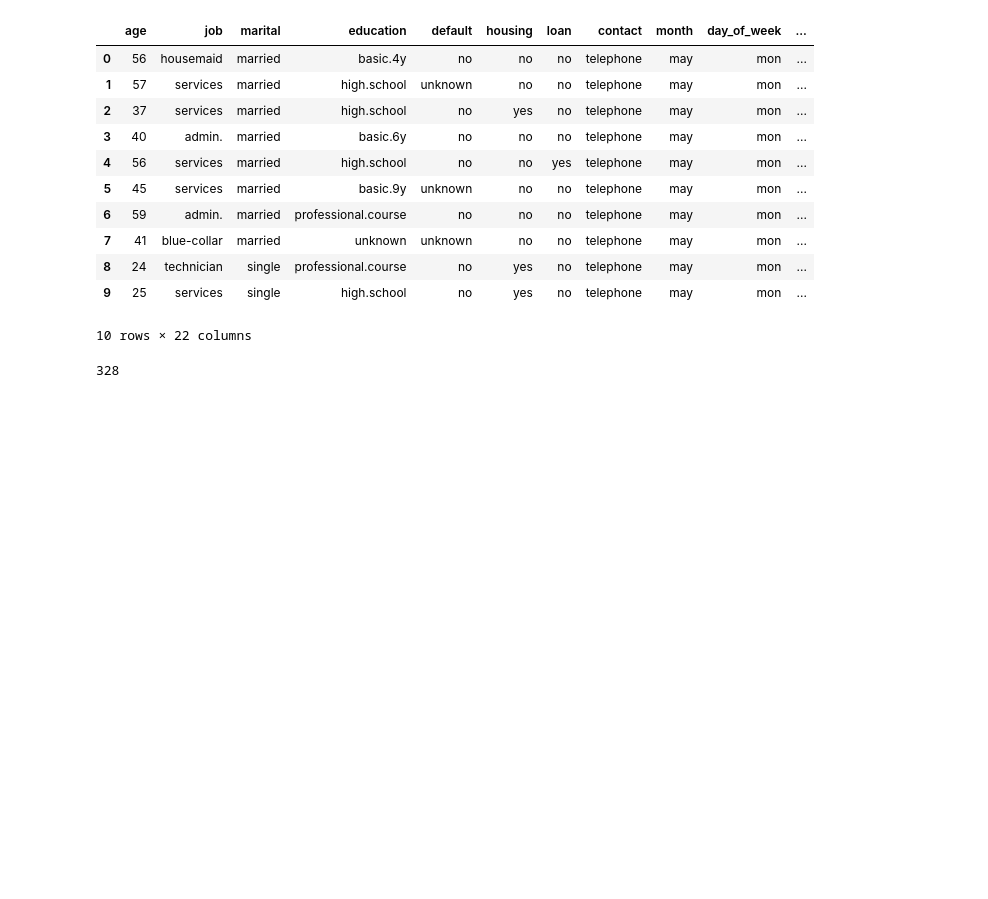
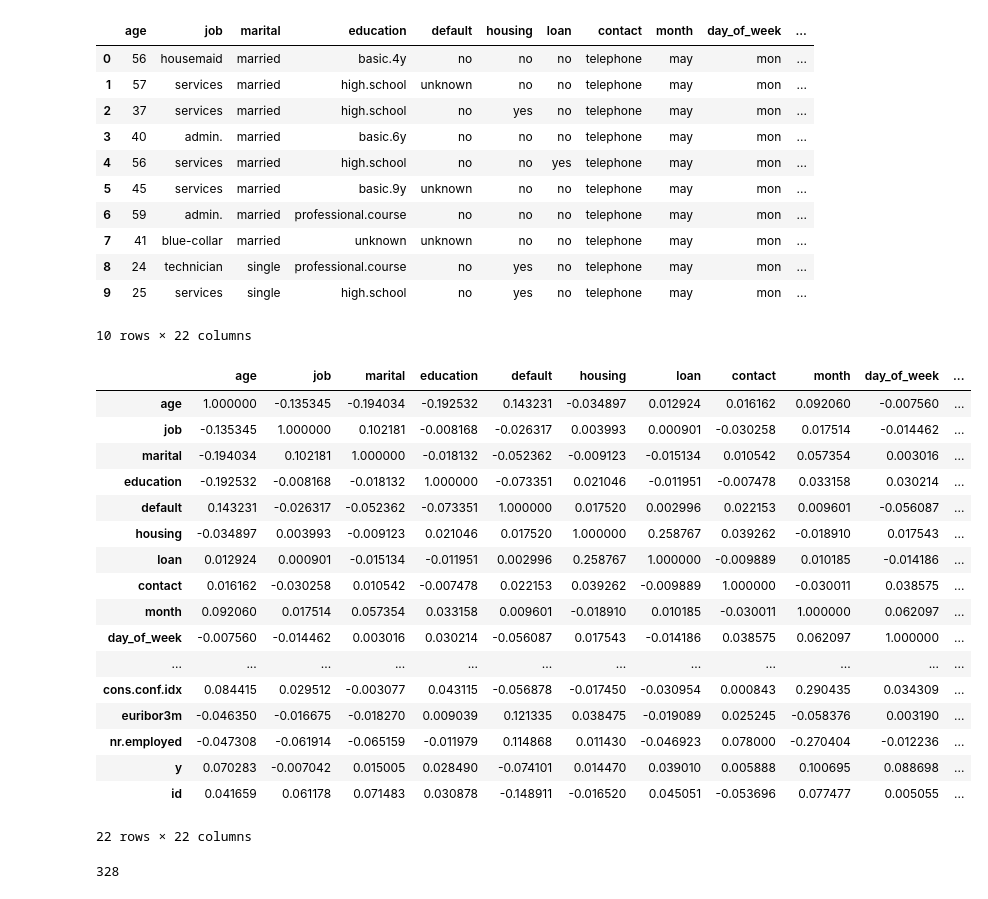
Before and after one commit to TCDRVK/DatasetPruning, a Jupyter notebook: com/tcd/vignesh_notebooks/Modeling.ipynb, the cells around one changed output. Saved outputs shown, nothing was run; the diff lists cells and outputs as text; code cells hidden in the pictures; blank space fills up the shorter version.

```diff
--- a/com/tcd/vignesh_notebooks/Modeling.ipynb
+++ b/com/tcd/vignesh_notebooks/Modeling.ipynb
@@ -27,6 +27,36 @@ data[0:10]
 | 8 | 24 | technician | single | professional.course | no | yes | no | telephone | may | mon | ... |
 | 9 | 25 | services | single | high.school | no | yes | no | telephone | may | mon | ... |
 10 rows × 22 columns
+# %%
+def str_to_numeric(data1):
+ label_mapping = {}
+ char_cols = data1.dtypes.pipe(lambda x: x[x == 'object']).index
+ for c in char_cols:
+    data1[c], label_mapping[c] = pd.factorize(data1[c])
+ return data1
+
+numeric_convert = str_to_numeric(original_data)
+numeric_convert = numeric_convert[numeric_convert['pdays']!=999]
+numeric_convert.corr()
+# %% [output]
+|  | age | job | marital | education | default | housing | loan | contact | month | day_of_week | ... |
+| age | 1.000000 | -0.135345 | -0.194034 | -0.192532 | 0.143231 | -0.034897 | 0.012924 | 0.016162 | 0.092060 | -0.007560 | ... |
+| job | -0.135345 | 1.000000 | 0.102181 | -0.008168 | -0.026317 | 0.003993 | 0.000901 | -0.030258 | 0.017514 | -0.014462 | ... |
+| marital | -0.194034 | 0.102181 | 1.000000 | -0.018132 | -0.052362 | -0.009123 | -0.015134 | 0.010542 | 0.057354 | 0.003016 | ... |
+| education | -0.192532 | -0.008168 | -0.018132 | 1.000000 | -0.073351 | 0.021046 | -0.011951 | -0.007478 | 0.033158 | 0.030214 | ... |
+| default | 0.143231 | -0.026317 | -0.052362 | -0.073351 | 1.000000 | 0.017520 | 0.002996 | 0.022153 | 0.009601 | -0.056087 | ... |
+| housing | -0.034897 | 0.003993 | -0.009123 | 0.021046 | 0.017520 | 1.000000 | 0.258767 | 0.039262 | -0.018910 | 0.017543 | ... |
+| loan | 0.012924 | 0.000901 | -0.015134 | -0.011951 | 0.002996 | 0.258767 | 1.000000 | -0.009889 | 0.010185 | -0.014186 | ... |
+| contact | 0.016162 | -0.030258 | 0.010542 | -0.007478 | 0.022153 | 0.039262 | -0.009889 | 1.000000 | -0.030011 | 0.038575 | ... |
+| month | 0.092060 | 0.017514 | 0.057354 | 0.033158 | 0.009601 | -0.018910 | 0.010185 | -0.030011 | 1.000000 | 0.062097 | ... |
+| day_of_week | -0.007560 | -0.014462 | 0.003016 | 0.030214 | -0.056087 | 0.017543 | -0.014186 | 0.038575 | 0.062097 | 1.000000 | ... |
+| ... | ... | ... | ... | ... | ... | ... | ... | ... | ... | ... | ... |
+| cons.conf.idx | 0.084415 | 0.029512 | -0.003077 | 0.043115 | -0.056878 | -0.017450 | -0.030954 | 0.000843 | 0.290435 | 0.034309 | ... |
+| euribor3m | -0.046350 | -0.016675 | -0.018270 | 0.009039 | 0.121335 | 0.038475 | -0.019089 | 0.025245 | -0.058376 | 0.003190 | ... |
+| nr.employed | -0.047308 | -0.061914 | -0.065159 | -0.011979 | 0.114868 | 0.011430 | -0.046923 | 0.078000 | -0.270404 | -0.012236 | ... |
+| y | 0.070283 | -0.007042 | 0.015005 | 0.028490 | -0.074101 | 0.014470 | 0.039010 | 0.005888 | 0.100695 | 0.088698 | ... |
+| id | 0.041659 | 0.061178 | 0.071483 | 0.030878 | -0.148911 | -0.016520 | 0.045051 | -0.053696 | 0.077477 | 0.005055 | ... |
+22 rows × 22 columns
 # %%
 # original_data[(original_data.default == 'unknown') & (original_data.housing == 'unknown') & (original_data.loan == 'unknown')]
 # %%
```
